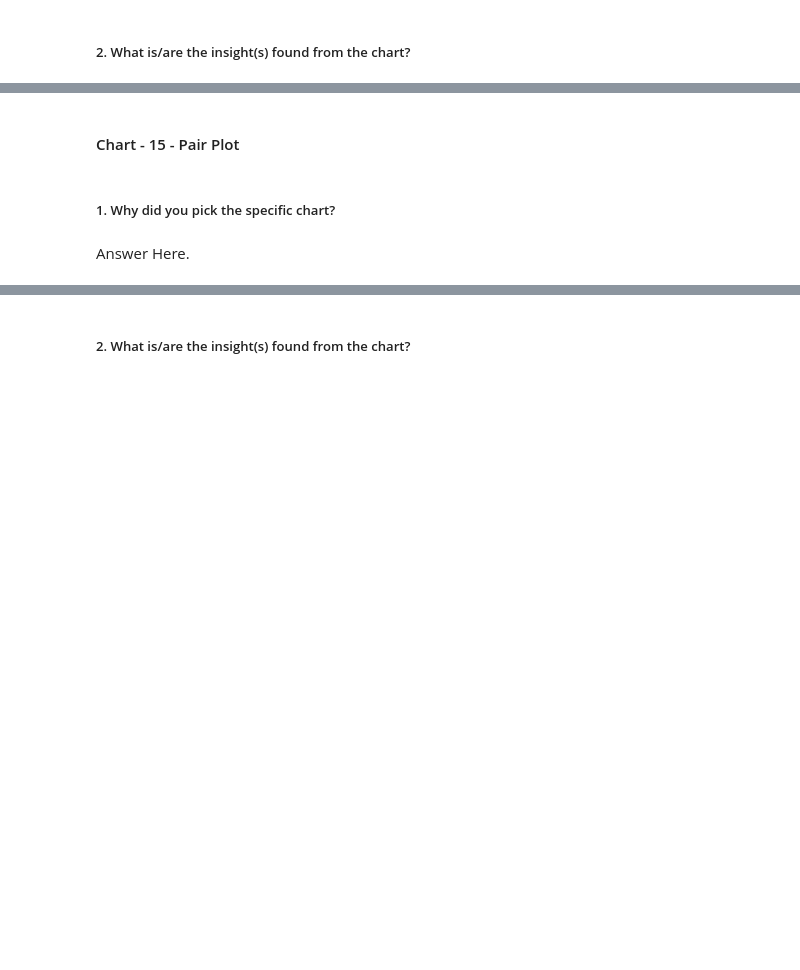
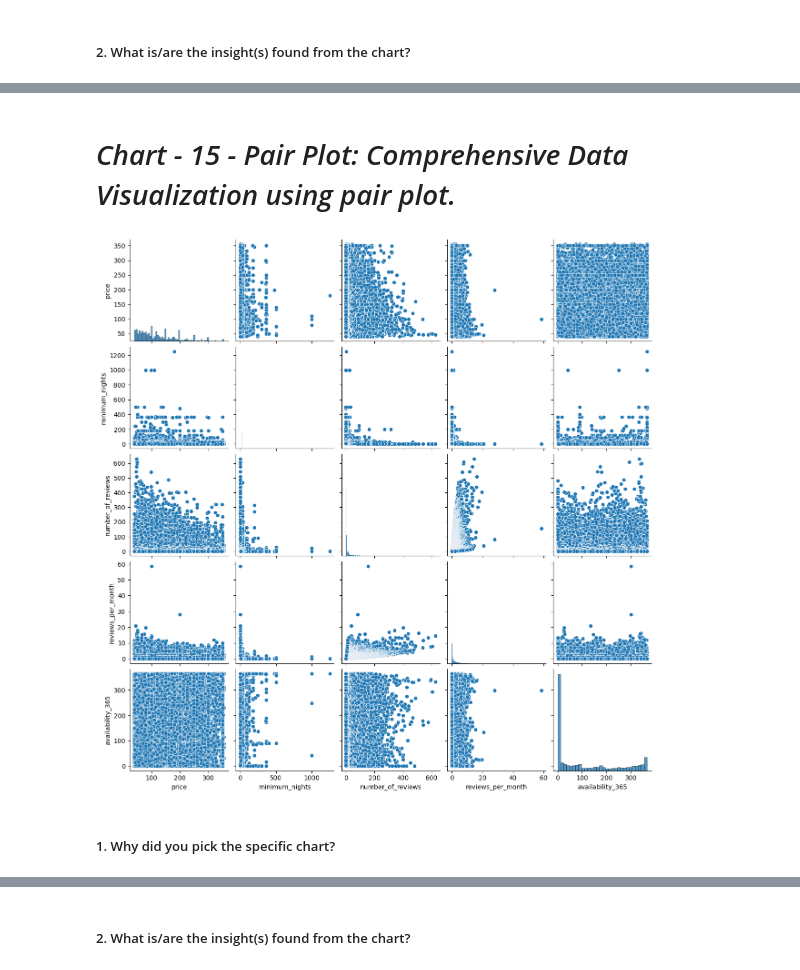
Before and after one commit to I-AM-PRASHANT-VERMA/Almabetter-Capstone-Project-AirBnb-Bookings-Exploratory-Data-Analysis, a Jupyter notebook: My_Airbnb_EDA_capstone_project.ipynb, the cells around one changed output, grey strips where cells are left out. Cells and saved outputs as stored; diff of their text form; code cells hidden in the pictures; blank space fills up the shorter version.

```diff
--- a/My_Airbnb_EDA_capstone_project.ipynb
+++ b/My_Airbnb_EDA_capstone_project.ipynb
@@ -1239,2 +1275,2 @@ Answer Here
 # %% [markdown]
-#### Chart - 15 - Pair Plot
+# *Chart - 15 - Pair Plot: Comprehensive Data Visualization using pair plot.*
@@ -1243,4 +1277,15 @@ Answer Here
+# %%
+# Pair Plot visualization code
+import seaborn as sns
+import matplotlib.pyplot as plt
+
+# Select only numerical columns for the pair plot
+numerical_columns = ['price', 'minimum_nights', 'number_of_reviews', 'reviews_per_month', 'availability_365']
+
+# Create a pair plot
+sns.pairplot(airbnb_df[numerical_columns])
+plt.show()
+# %% [output]
+[figure, added]
 # %% [markdown]
 ##### 1. Why did you pick the specific chart?
-# %% [markdown]
-Answer Here.
```
Also changed, not shown: parts of 13 cells of this notebook.
